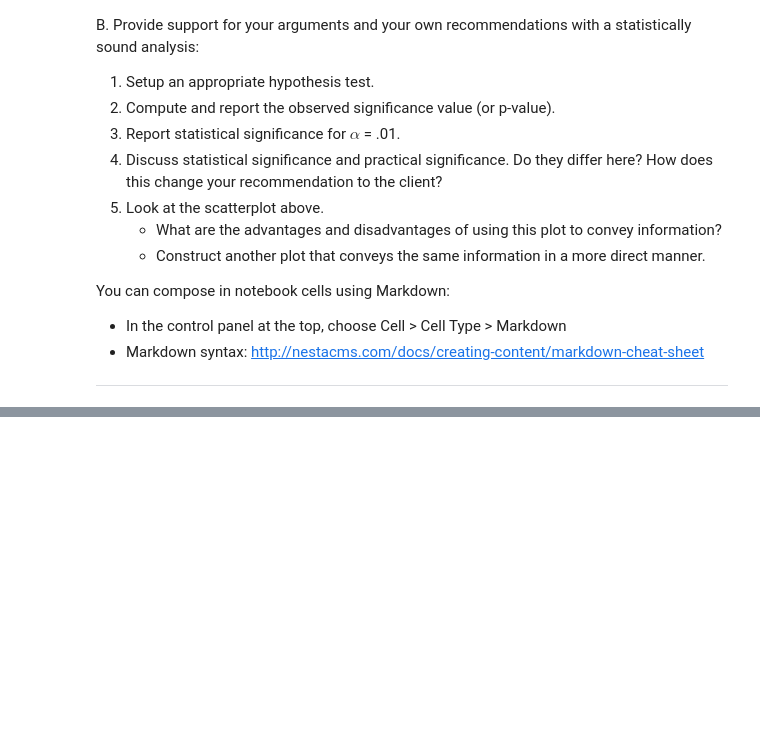
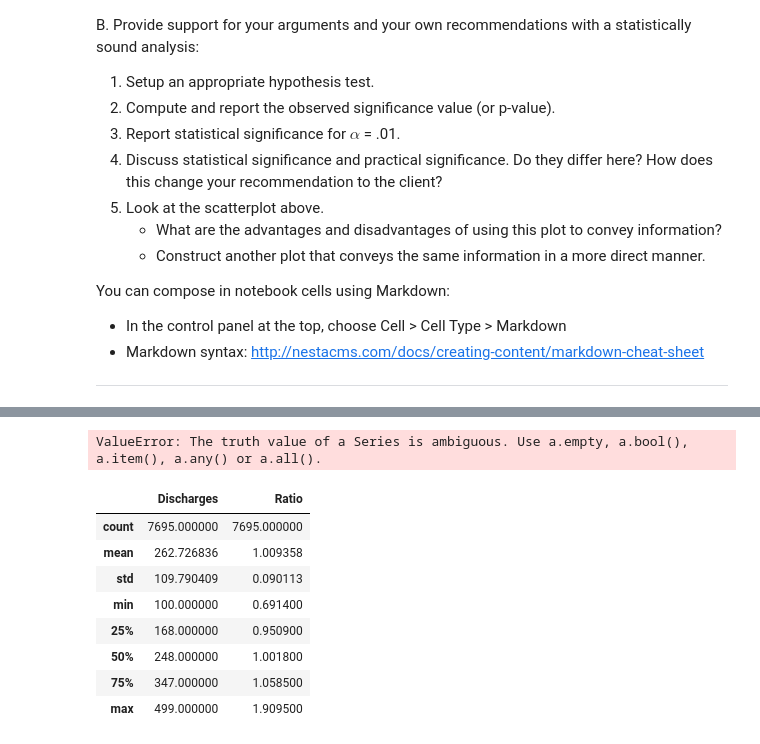
Before and after one commit to b-gibbs/data_science, a Jupyter notebook: Statistical Inference/Ex 3 Hospital Readmissions/sliderule_dsi_inferential_statistics_exercise_3.ipynb, the cells around one changed output, grey strips where cells are left out. Cells and saved outputs as stored; diff of their text form; code cells hidden in the pictures; blank space fills up the shorter version.

```diff
--- a/Statistical Inference/Ex 3 Hospital Readmissions/sliderule_dsi_inferential_statistics_exercise_3.ipynb
+++ b/Statistical Inference/Ex 3 Hospital Readmissions/sliderule_dsi_inferential_statistics_exercise_3.ipynb
@@ -106,0 +170,3 @@ You can compose in notebook cells using Markdown:
+# %%
+df['Size'] = 'XL'
+df.head()
@@ -106,0 +180,21 @@ You can compose in notebook cells using Markdown:
+# %%
+if df.Discharges < 100:
+    df.Size = 'S'
+df.head()
+# %% [output]
+ValueError: The truth value of a Series is ambiguous. Use a.empty, a.bool(), a.item(), a.any() or a.all().
+# %%
+mask = (df.Discharges >= 100) & (df.Discharges < 500)
+bt100_500 = df[mask]
+bt100_
+bt100_500.describe()
+# %% [output]
+|  | Discharges | Ratio |
+| count | 7695.000000 | 7695.000000 |
+| mean | 262.726836 | 1.009358 |
+| std | 109.790409 | 0.090113 |
+| min | 100.000000 | 0.691400 |
+| 25% | 168.000000 | 0.950900 |
+| 50% | 248.000000 | 1.001800 |
+| 75% | 347.000000 | 1.058500 |
+| max | 499.000000 | 1.909500 |
```
Also changed, not shown: parts of 12 cells of this notebook.
